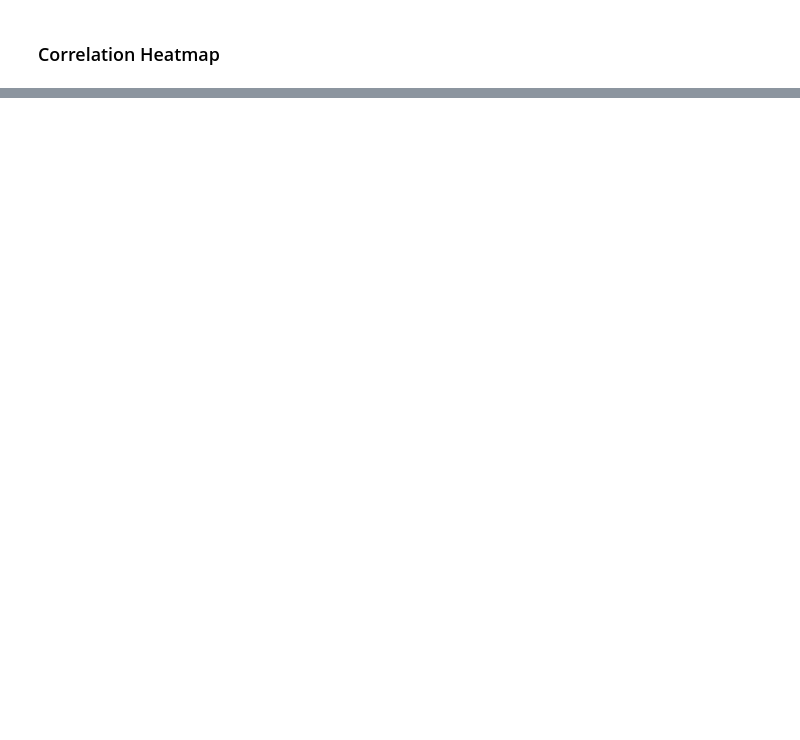
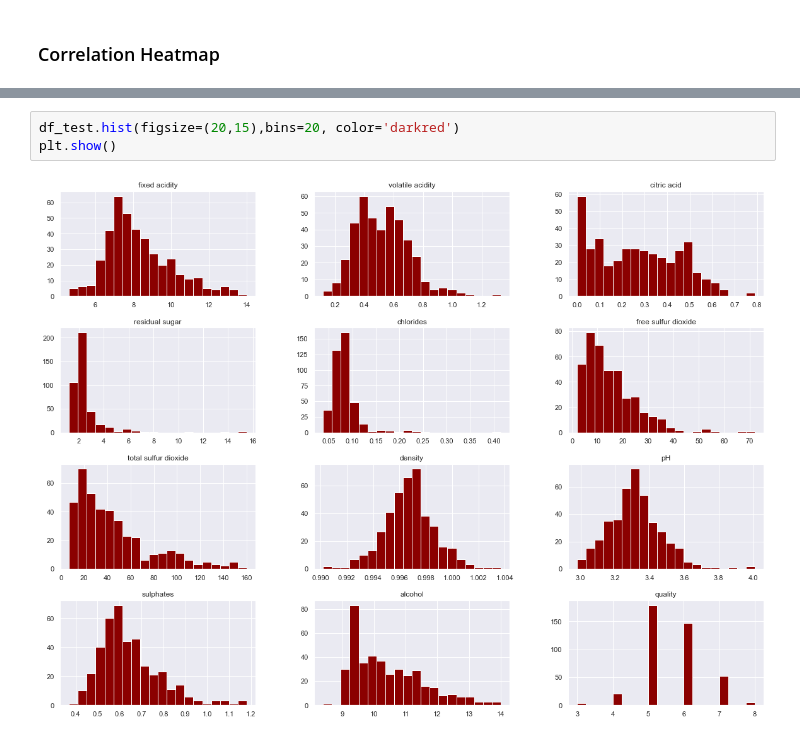
Before and after one commit to Suma-Marri/Wine_Quality, a Jupyter notebook: RedWine_ML_Model.ipynb, the cells around one changed output, grey strips where cells are left out. Saved outputs shown, nothing was run; the diff lists cells and outputs as text; blank space fills up the shorter version.

```diff
--- a/RedWine_ML_Model.ipynb
+++ b/RedWine_ML_Model.ipynb
@@ -116,0 +313,5 @@ plt.show()
+# %%
+df_test.hist(figsize=(20,15),bins=20, color='darkred')
+plt.show()
+# %% [output]
+[figure, added]
```
Also changed, not shown: parts of 35 cells of this notebook.
